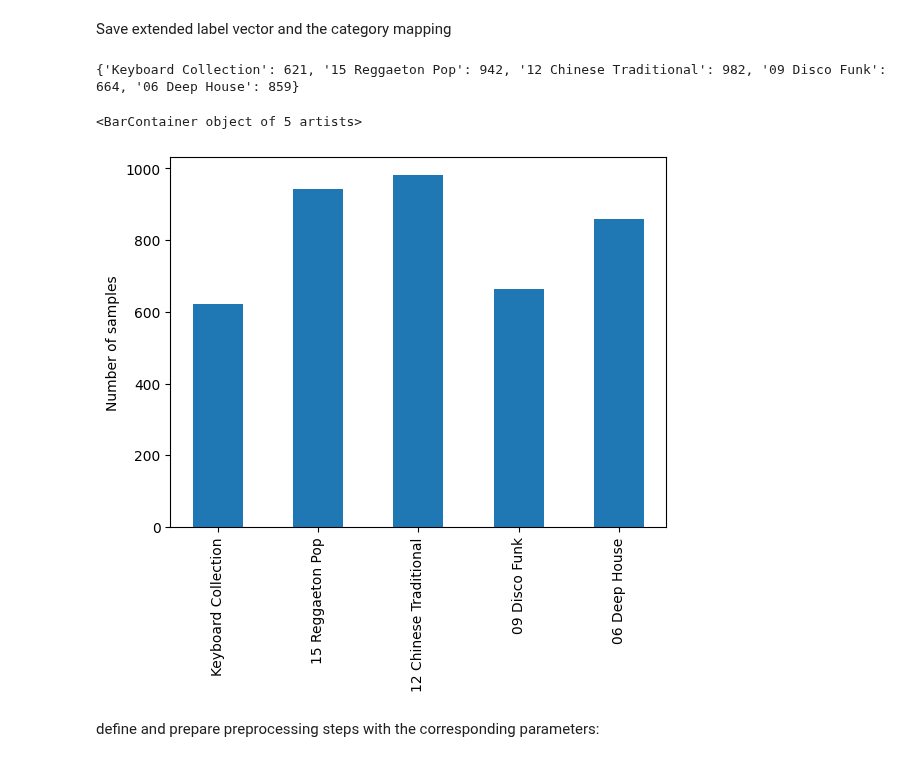
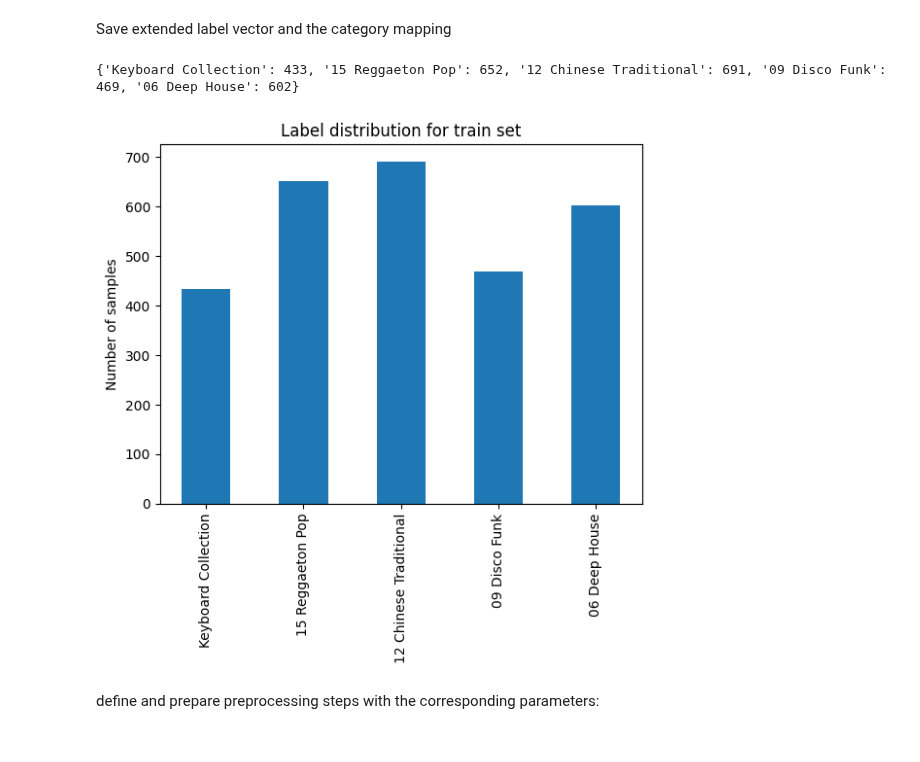
Before and after one commit to michaelstuffer98/ai_industry_project, a Jupyter notebook: feature_extraction.ipynb, the cells around one changed output. Drawn from its saved outputs; the diff is of its cells as text; code cells hidden in the pictures.

Commit message:
make label distr only for train set

```diff
--- a/feature_extraction.ipynb
+++ b/feature_extraction.ipynb
@@ -129,20 +129,26 @@ with open('data/class_label_index_mapping.json', 'w') as f:
     json.dump(cats_dict, f, indent=4)
 # %%
 from matplotlib import pyplot as plt
+from sklearn.model_selection import train_test_split
 
 labels = np.load('data/labels.npy')
-distr = utils.get_label_distribution(labels)
+
+lab_train, _ = train_test_split(labels, train_size=config['train_set_size'], random_state=config['random_state'])
+
+distr = utils.get_label_distribution(lab_train)
 
 print(distr)
 
 fig, ax = plt.subplots()
+plt.title('Label distribution for train set')
 plt.xticks(rotation=90)
 plt.ylabel('Number of samples')
 ax.bar(range(5), [distr[key] for key in distr], tick_label=[key for key in distr], width=0.5)
+
+fig.savefig('Plots/label_distribution.png')
 # %% [output]
-{'Keyboard Collection': 621, '15 Reggaeton Pop': 942, '12 Chinese Traditional': 982, '09 Disco Funk': 664, '06 Deep House': 859}
+{'Keyboard Collection': 433, '15 Reggaeton Pop': 652, '12 Chinese Traditional': 691, '09 Disco Funk': 469, '06 Deep House': 602}
-<BarContainer object of 5 artists>
-[figure, old version]
+[figure, new version]
 # %% [markdown]
 define and prepare preprocessing steps with the corresponding parameters:
 # %%
```
Also changed, not shown: parts of 1 cell of this notebook, 2 other files.
